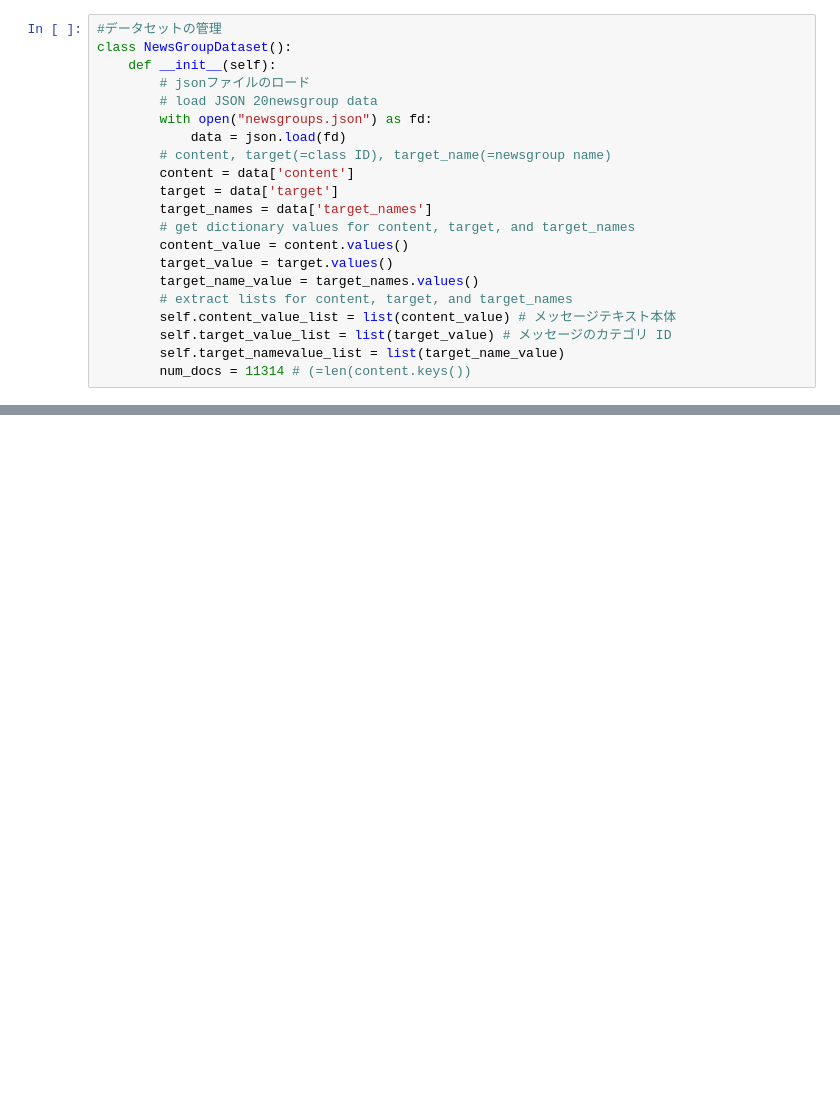
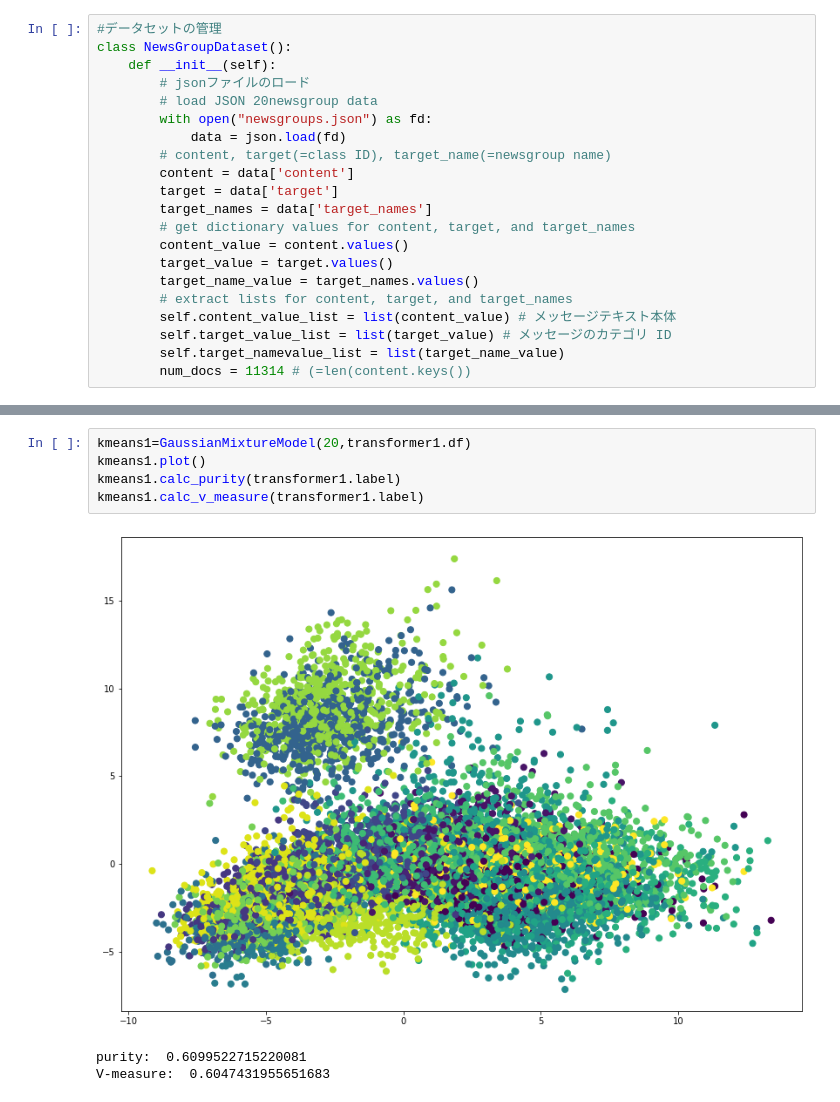
Before and after one commit to yushi1999/data_science, a Jupyter notebook: ex5/report.ipynb, the cells around one changed output, grey strips where cells are left out. Cells and saved outputs as stored; diff of their text form; blank space fills up the shorter version.

```diff
--- a/ex5/report.ipynb
+++ b/ex5/report.ipynb
@@ -98 +124,10 @@ Some weights of the model checkpoint at cl-tohoku/bert-base-japanese-whole-word-
+# %%
+kmeans1=GaussianMixtureModel(20,transformer1.df)
+kmeans1.plot()
+kmeans1.calc_purity(transformer1.label)
+kmeans1.calc_v_measure(transformer1.label)
+# %% [output]
+[figure, added]
+purity:  0.6099522715220081
+V-measure:  0.6047431955651683
 # %%
```
Also changed, not shown: parts of 29 cells of this notebook.
